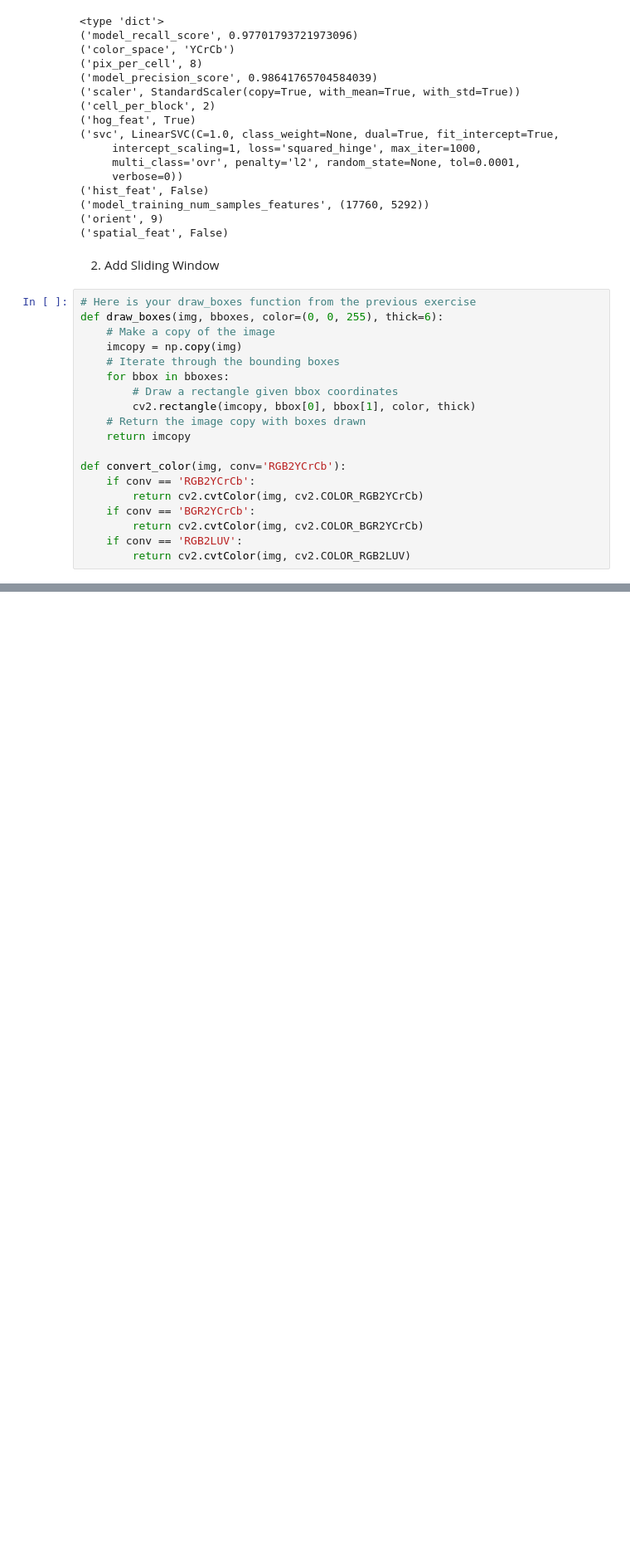
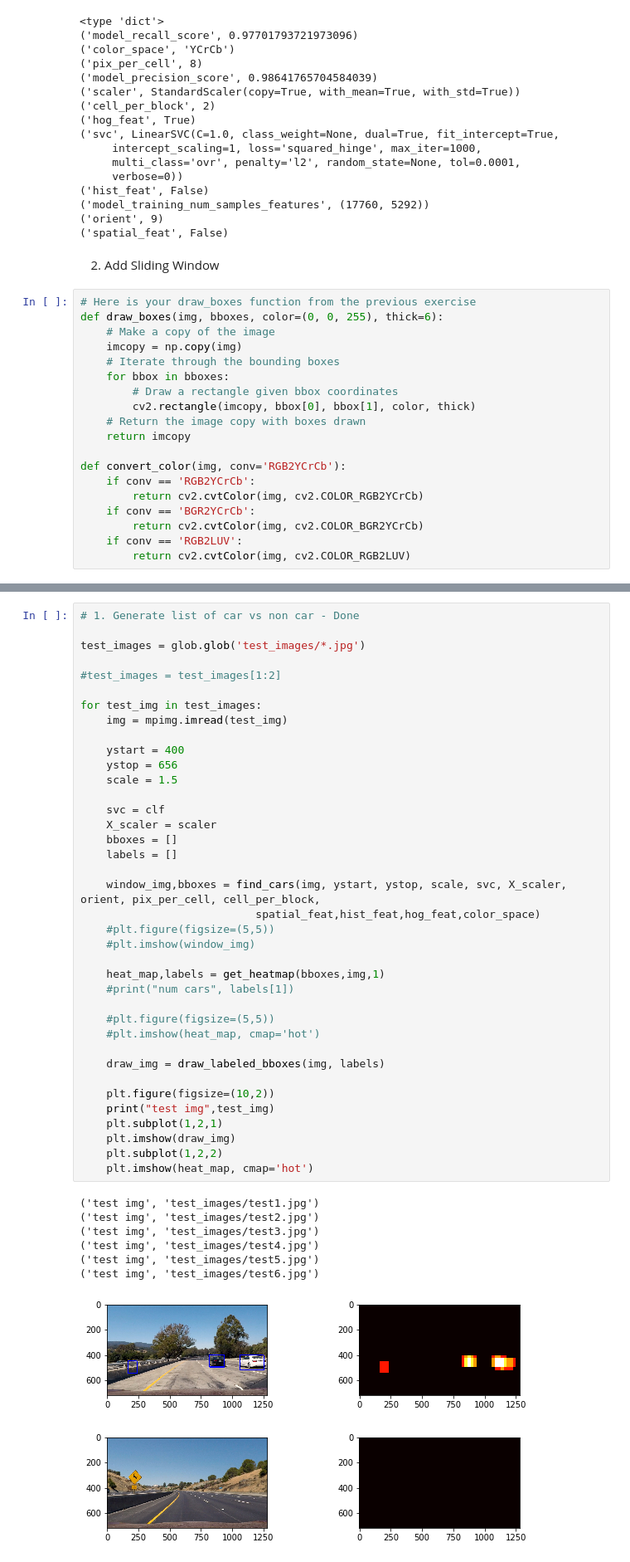
Before and after one commit to david-woo-instacart/kitt-playlabs, a Jupyter notebook: udacity/CarND-Vehicle-Detection-master/CarND-Vehicle-Detection-Project-V2.ipynb, the cells around one changed output, grey strips where cells are left out. Shown at 83% size. Cells and saved outputs as stored; diff of their text form; blank space fills up the shorter version.

```diff
--- a/udacity/CarND-Vehicle-Detection-master/CarND-Vehicle-Detection-Project-V2.ipynb
+++ b/udacity/CarND-Vehicle-Detection-master/CarND-Vehicle-Detection-Project-V2.ipynb
@@ -576,0 +689,47 @@ converting colors
+# %%
+# 1. Generate list of car vs non car - Done
+
+test_images = glob.glob('test_images/*.jpg')
+
+#test_images = test_images[1:2]
+
+for test_img in test_images:
+    img = mpimg.imread(test_img)
+
+    ystart = 400
+    ystop = 656
+    scale = 1.5
+
+    svc = clf
+    X_scaler = scaler
+    bboxes = []
+    labels = []
+
+    window_img,bboxes = find_cars(img, ystart, ystop, scale, svc, X_scaler, orient, pix_per_cell, cell_per_block,
+                           spatial_feat,hist_feat,hog_feat,color_space)
+    #plt.figure(figsize=(5,5))
+    #plt.imshow(window_img)
+
+    heat_map,labels = get_heatmap(bboxes,img,1)
+    #print("num cars", labels[1])
+
+    #plt.figure(figsize=(5,5))
+    #plt.imshow(heat_map, cmap='hot')
+
+    draw_img = draw_labeled_bboxes(img, labels)
+
+    plt.figure(figsize=(10,2))
+    print("test img",test_img)
+    plt.subplot(1,2,1)
+    plt.imshow(draw_img)
+    plt.subplot(1,2,2)
+    plt.imshow(heat_map, cmap='hot')
+# %% [output]
+('test img', 'test_images/test1.jpg')
+('test img', 'test_images/test2.jpg')
+('test img', 'test_images/test3.jpg')
+('test img', 'test_images/test4.jpg')
+('test img', 'test_images/test5.jpg')
+('test img', 'test_images/test6.jpg')
+[figure, added]
+[figure, added]
```
Also changed, not shown: parts of 12 cells of this notebook.
